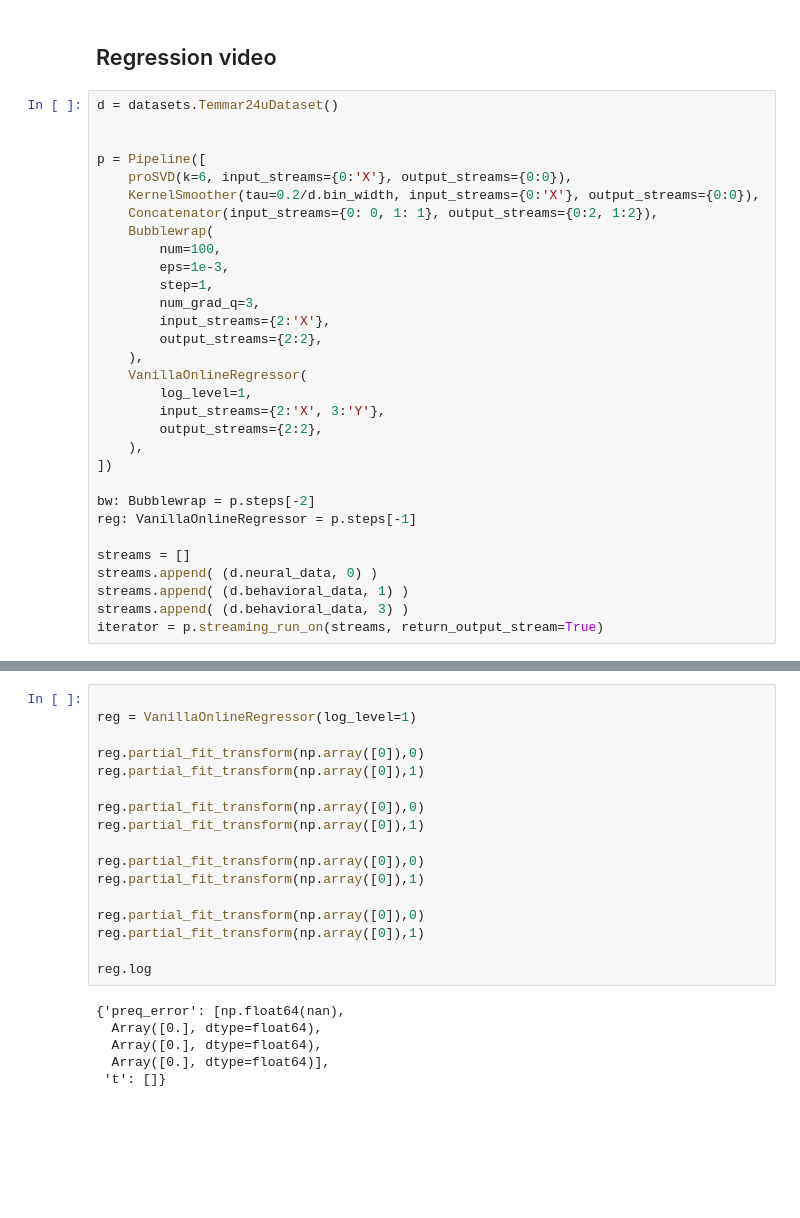
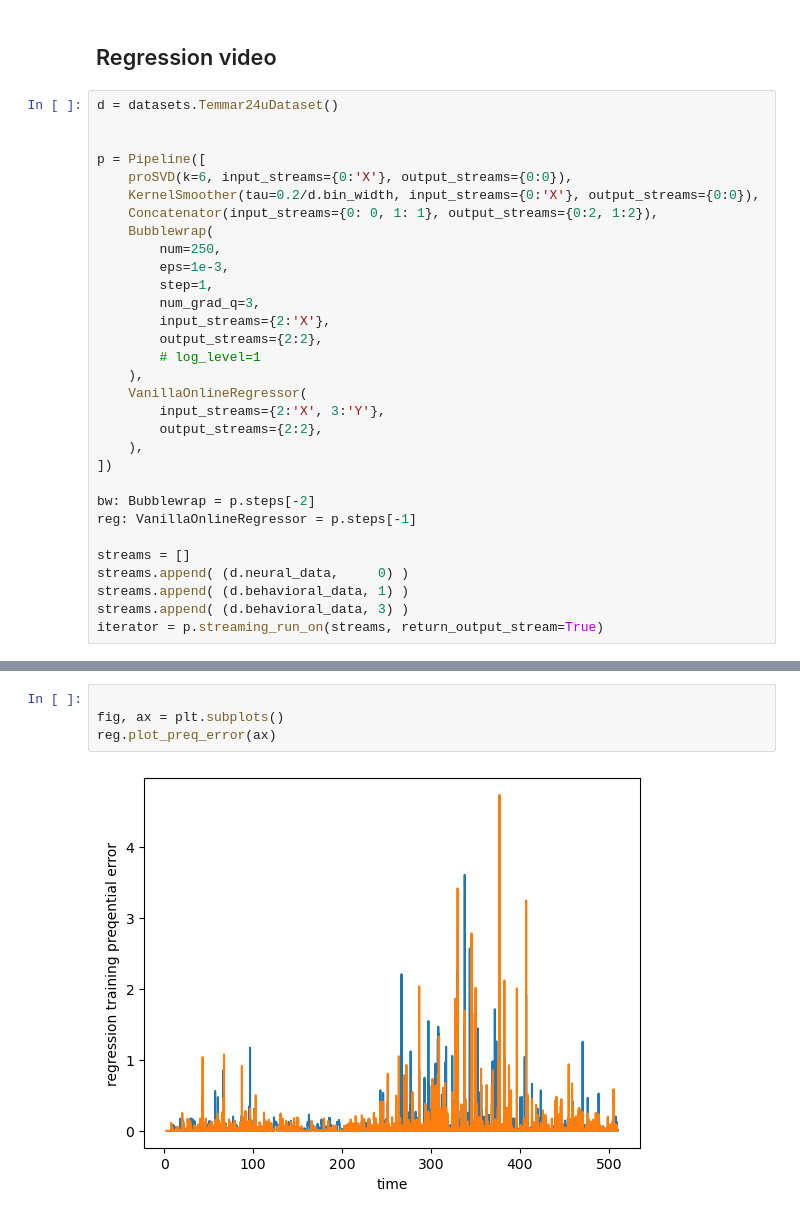
Before and after one commit to draeloslab/AdaptiveLatents, a Jupyter notebook: workspace/sfn_figures.ipynb, the cells around one changed output, grey strips where cells are left out. Drawn from its saved outputs; the diff is of its cells as text; blank space fills up the shorter version.

```diff
--- a/workspace/sfn_figures.ipynb
+++ b/workspace/sfn_figures.ipynb
@@ -49,15 +50,15 @@ p = Pipeline([
     KernelSmoother(tau=0.2/d.bin_width, input_streams={0:'X'}, output_streams={0:0}),
     Concatenator(input_streams={0: 0, 1: 1}, output_streams={0:2, 1:2}),
     Bubblewrap(
-        num=100,
+        num=250,
         eps=1e-3,
         step=1,
         num_grad_q=3,
         input_streams={2:'X'},
         output_streams={2:2},
+        # log_level=1
     ),
     VanillaOnlineRegressor(
-        log_level=1,
         input_streams={2:'X', 3:'Y'},
         output_streams={2:2},
     ),
@@ -67,7 +68,7 @@ bw: Bubblewrap = p.steps[-2]
 reg: VanillaOnlineRegressor = p.steps[-1]
 
 streams = []
-streams.append( (d.neural_data, 0) )
+streams.append( (d.neural_data,     0) )
 streams.append( (d.behavioral_data, 1) )
 streams.append( (d.behavioral_data, 3) )
 iterator = p.streaming_run_on(streams, return_output_stream=True)
@@ -125,23 +120,6 @@ with AnimationManager(n_cols=1, n_rows=1, figsize=(10, 5)) as am:
-# %%
-
-reg = VanillaOnlineRegressor(log_level=1)
-
-reg.partial_fit_transform(np.array([0]),0)
-reg.partial_fit_transform(np.array([0]),1)
-
-reg.partial_fit_transform(np.array([0]),0)
-reg.partial_fit_transform(np.array([0]),1)
-
-reg.partial_fit_transform(np.array([0]),0)
-reg.partial_fit_transform(np.array([0]),1)
-
-reg.partial_fit_transform(np.array([0]),0)
-reg.partial_fit_transform(np.array([0]),1)
-
-reg.log
-# %% [output]
-{'preq_error': [np.float64(nan),
-  Array([0.], dtype=float64),
-  Array([0.], dtype=float64),
-  Array([0.], dtype=float64)],
- 't': []}
+# %%
+
+fig, ax = plt.subplots()
+reg.plot_preq_error(ax)
+# %% [output]
+[figure, added]
```
Also changed, not shown: parts of 3 cells of this notebook, 2 other files.
